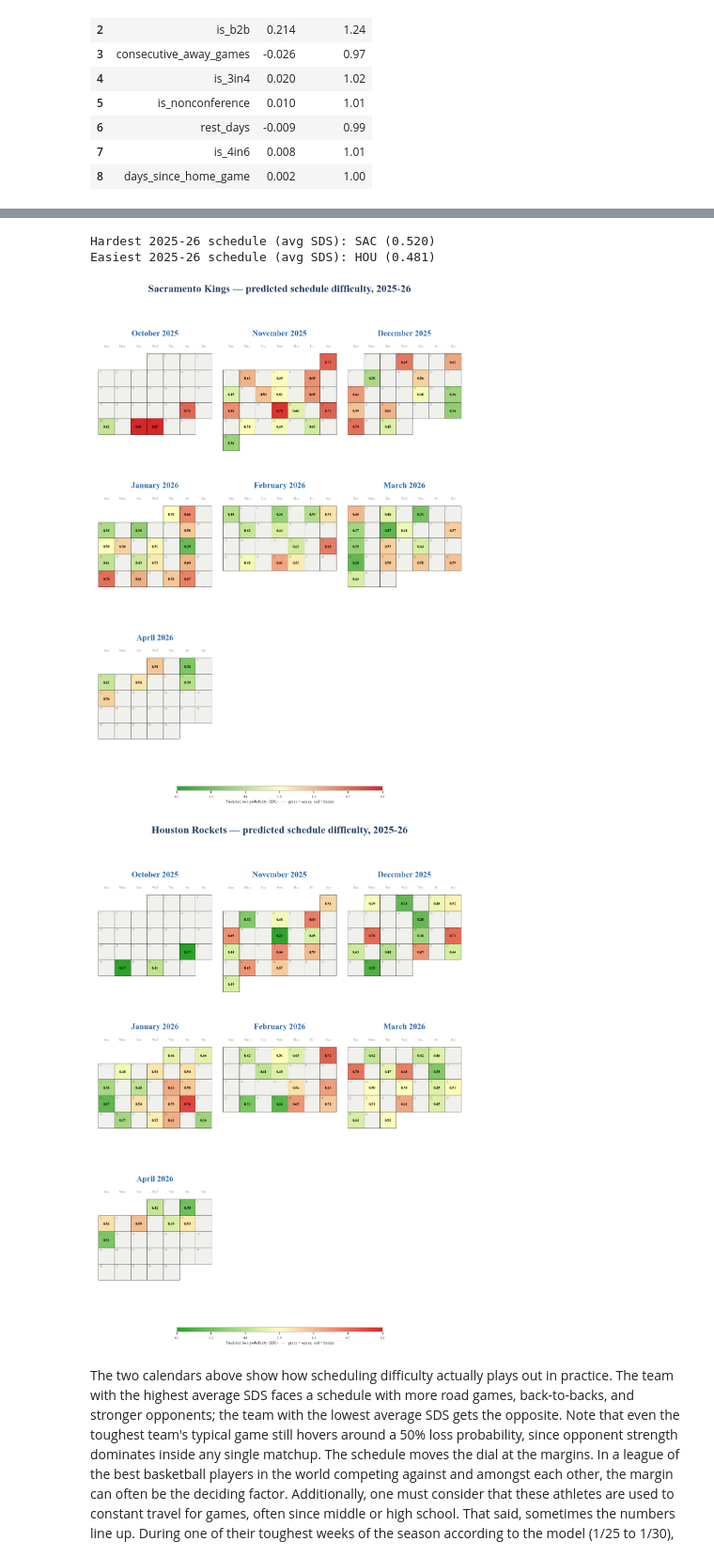
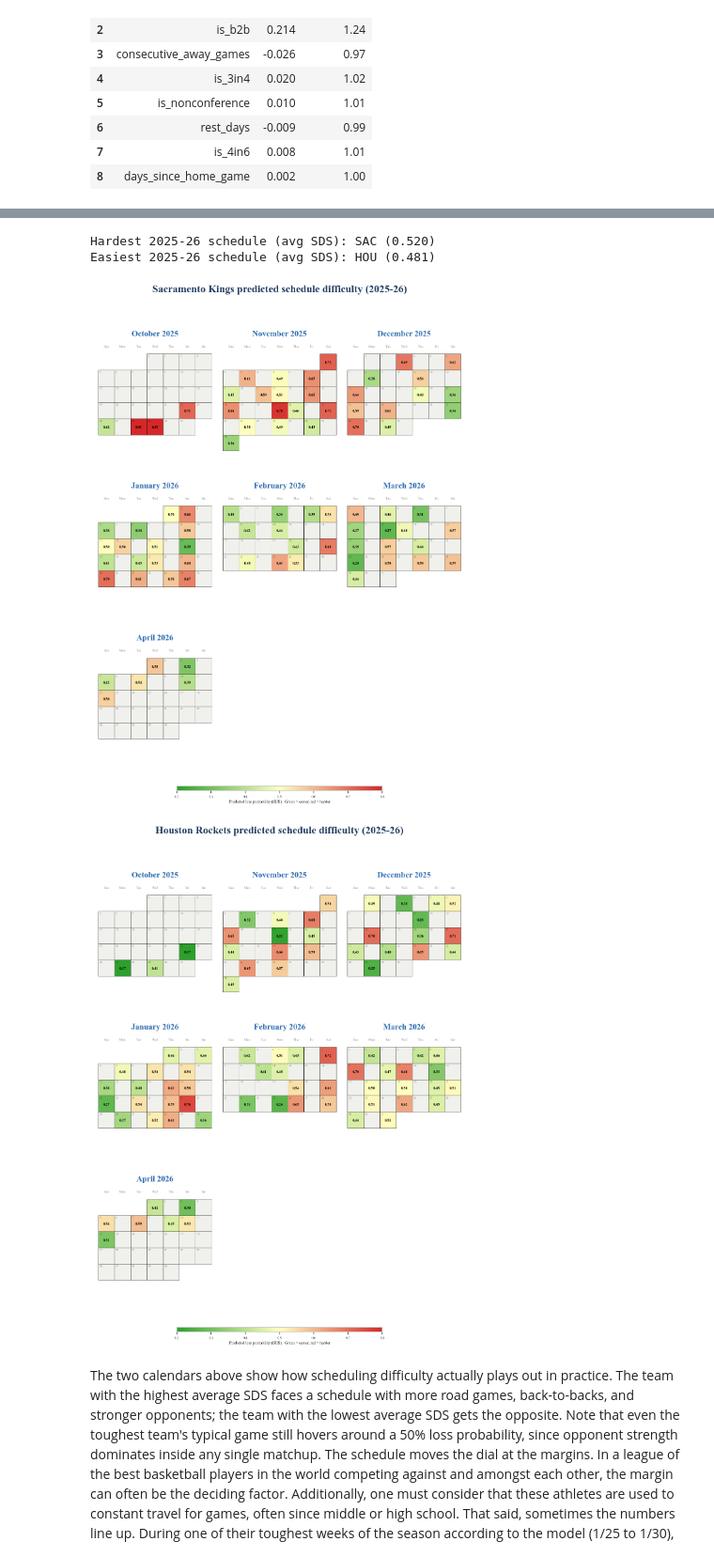
Before and after one commit to bridgetmunoz23/schedule_python, a Jupyter notebook: analysis.ipynb, the cells around one changed output, grey strips where cells are left out. Shown at 94% size. Cells and saved outputs as stored; diff of their text form; code cells hidden in the pictures.

Commit message:
Revise analysis text, calendar titles, and add Section Four conclusions

```diff
--- a/analysis.ipynb
+++ b/analysis.ipynb
@@ -278,37 +278,37 @@ def calendar_heatmap(team_scored, team_label, months_per_row=3):
                             fontsize=8.5, weight='bold', color='black', zorder=2)
 
     ax.set_xlim(-0.3, total_w + 0.3)
     ax.set_ylim(-total_h + 0.5, 1.6)
     ax.set_aspect('equal')
     ax.axis('off')
     full_name = TEAM_NAMES.get(team_label, team_label)
-    ax.set_title(f'{full_name} — predicted schedule difficulty, {score_season}',
+    ax.set_title(f'{full_name} predicted schedule difficulty ({score_season})',
                  fontsize=23, weight='bold', loc='center', color='#1f3a5f', pad=22)
 
     sm = plt.cm.ScalarMappable(norm=norm, cmap=SDS_CMAP)
     cbar = fig.colorbar(sm, ax=ax, orientation='horizontal', fraction=0.03,
                         pad=0.02, aspect=45, shrink=0.5)
-    cbar.set_label('Predicted loss probability (SDS)   —   green = easier,  red = harder',
+    cbar.set_label('Predicted loss probability (SDS).  Green = easier, red = harder',
                    fontsize=9)
     cbar.ax.tick_params(labelsize=8)
     return ax
 
 
 team_avg_sds = scored.groupby('team')['SDS'].mean().sort_values()
 easiest_team = team_avg_sds.index[0]
 hardest_team = team_avg_sds.index[-1]
 print(f'Hardest {score_season} schedule (avg SDS): {hardest_team} ({team_avg_sds[hardest_team]:.3f})')
 print(f'Easiest {score_season} schedule (avg SDS): {easiest_team} ({team_avg_sds[easiest_team]:.3f})')
 
 for team_label in [hardest_team, easiest_team]:
     calendar_heatmap(scored[scored['team'] == team_label], team_label)
     plt.tight_layout()
     plt.show()
 # %% [output]
 Hardest 2025-26 schedule (avg SDS): SAC (0.520)
 Easiest 2025-26 schedule (avg SDS): HOU (0.481)
-[figure, old version]
+[figure, new version]
-[figure, old version]
+[figure, new version]
 # %% [markdown]
 The two calendars above show how scheduling difficulty actually plays out in practice. The team with the highest average SDS faces a schedule with more road games, back-to-backs, and stronger opponents; the team with the lowest average SDS gets the opposite. Note that even the toughest team's typical game still hovers around a 50% loss probability, since opponent strength dominates inside any single matchup. The schedule moves the dial at the margins. In a league of the best basketball players in the world competing against and amongst each other, the margin can often be the deciding factor. Additionally, one must consider that these athletes are used to constant travel for games, often since middle or high school. That said, sometimes the numbers line up. During one of their toughest weeks of the season according to the model (1/25 to 1/30), SAC lost all four away games that the heatmap predicted they would lose. Overall, however, it is important to remember that this level of travel is familiar to most athletes, and they are expected to perform at their skill level whether they are home or away.
 # %% [markdown]
```
Also changed, not shown: parts of 10 cells of this notebook, 3 other files.
